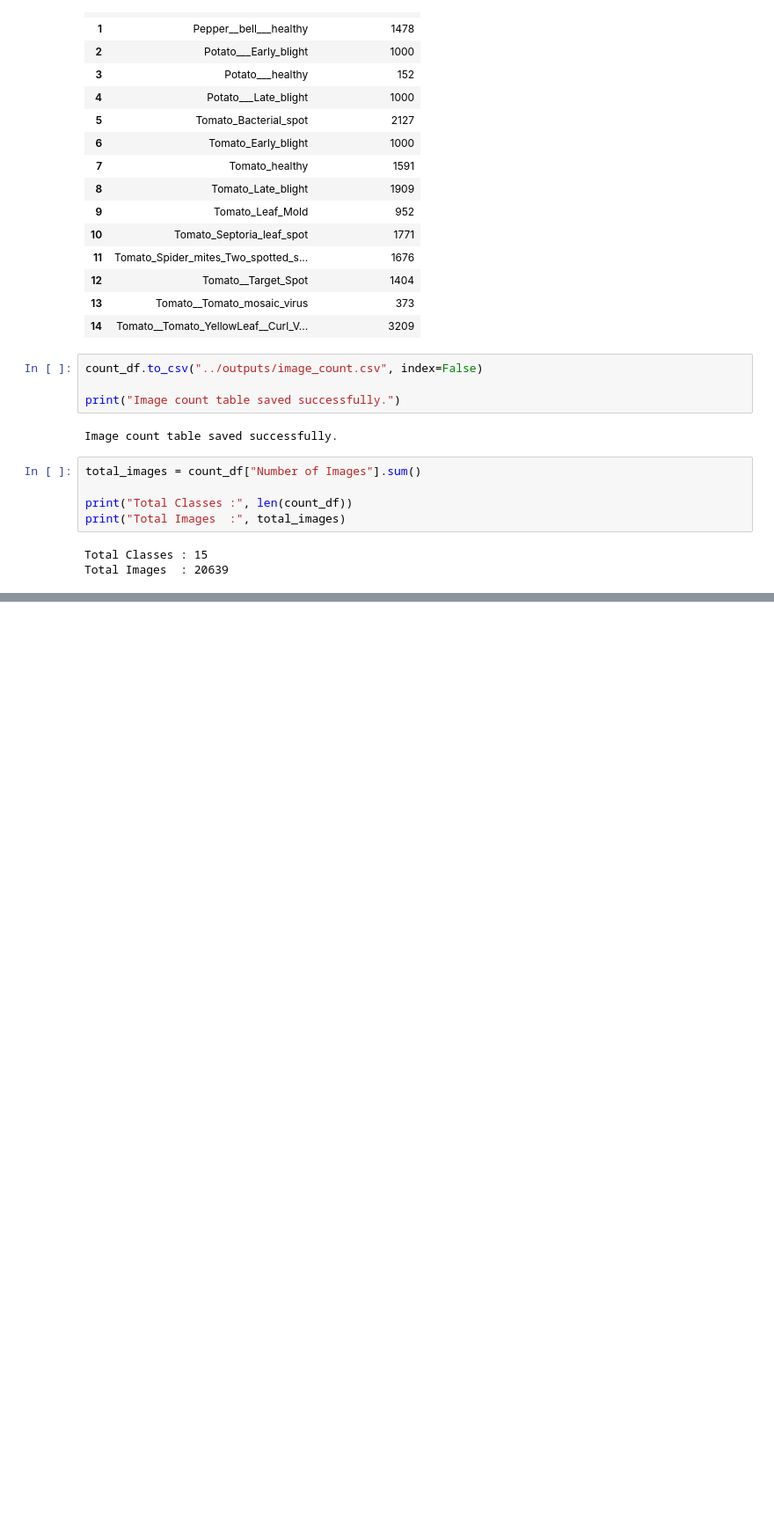
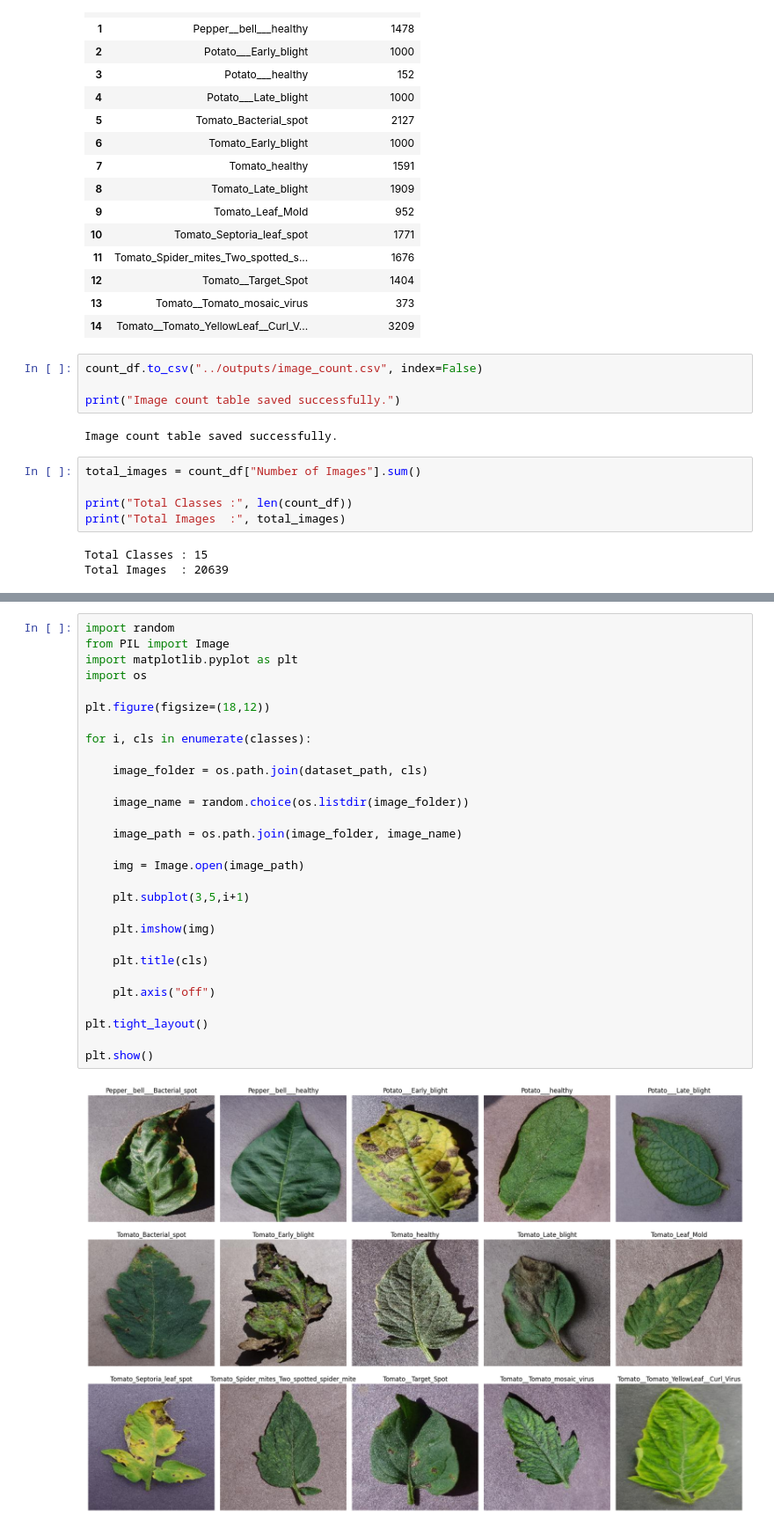
Before and after one commit to Shahenaj07/Crop-Disease-Detection-System, a Jupyter notebook: notebooks/eda.ipynb, the cells around one changed output, grey strips where cells are left out. Shown at 88% size. Saved outputs shown, nothing was run; the diff lists cells and outputs as text; blank space fills up the shorter version.

```diff
--- a/notebooks/eda.ipynb
+++ b/notebooks/eda.ipynb
@@ -127,0 +179,31 @@ Total Images  : 20639
+# %%
+import random
+from PIL import Image
+import matplotlib.pyplot as plt
+import os
+
+plt.figure(figsize=(18,12))
+
+for i, cls in enumerate(classes):
+
+    image_folder = os.path.join(dataset_path, cls)
+
+    image_name = random.choice(os.listdir(image_folder))
+
+    image_path = os.path.join(image_folder, image_name)
+
+    img = Image.open(image_path)
+
+    plt.subplot(3,5,i+1)
+
+    plt.imshow(img)
+
+    plt.title(cls)
+
+    plt.axis("off")
+
+plt.tight_layout()
+
+plt.show()
+# %% [output]
+[figure, added]
```
Also changed, not shown: parts of 3 cells of this notebook.
